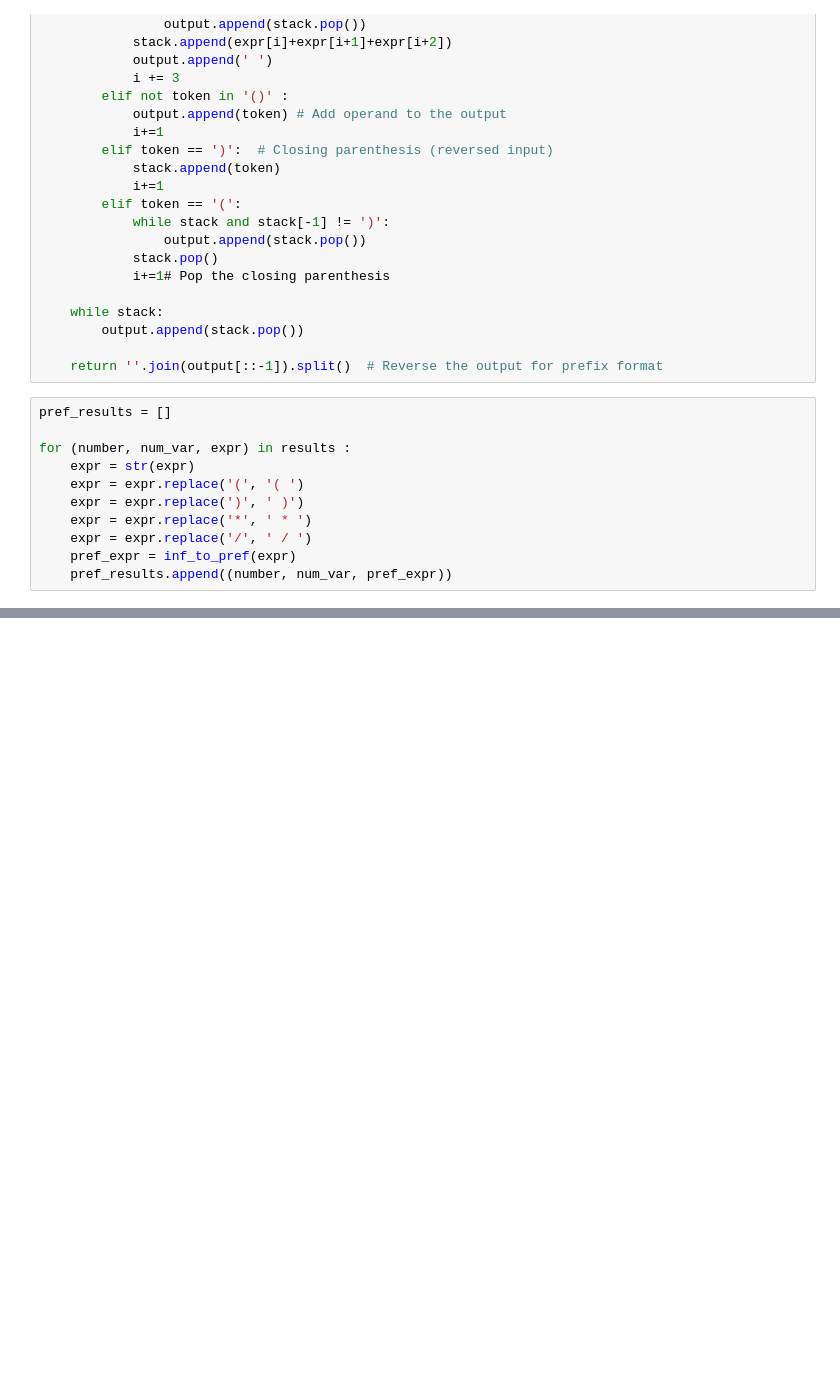
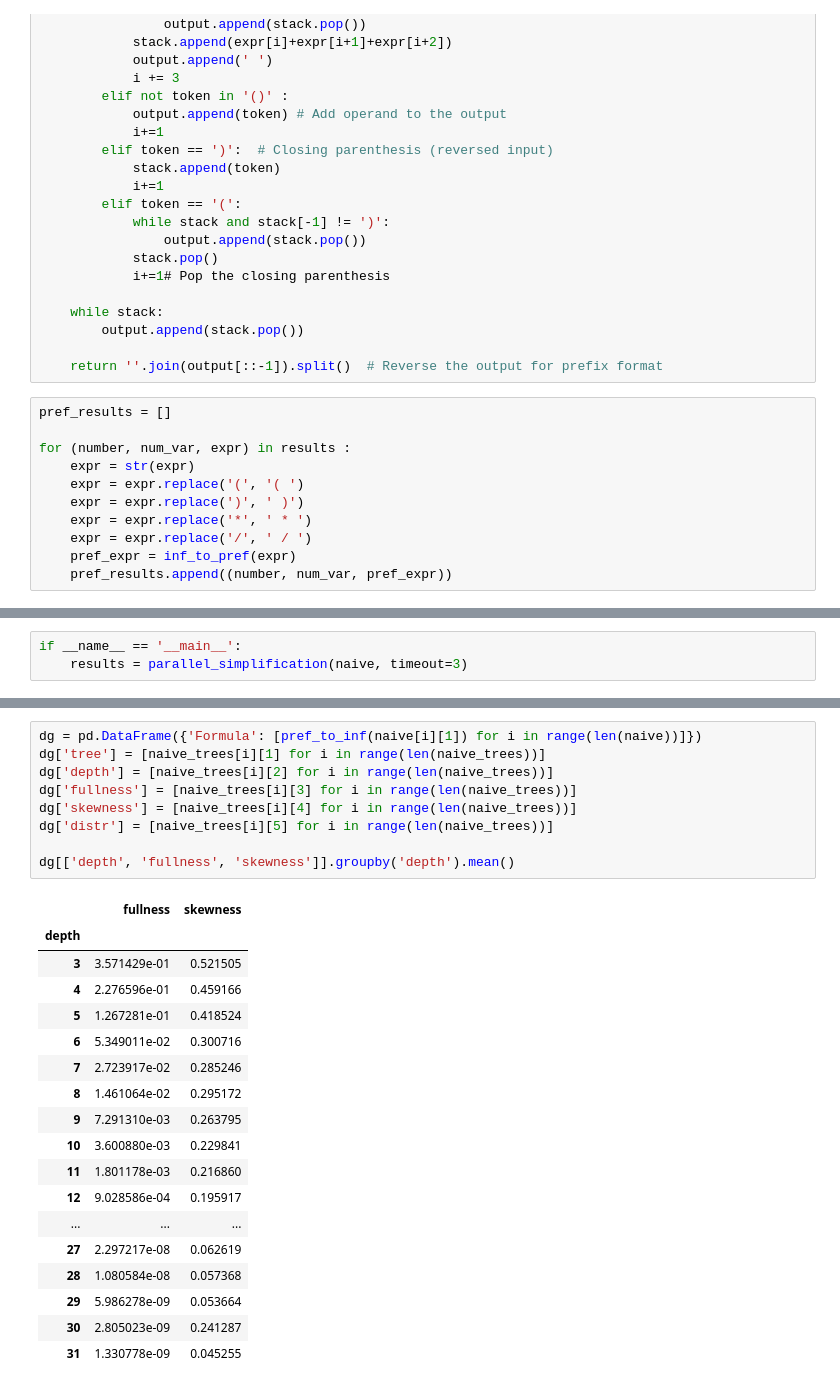
Before and after one commit to nbachelard/Symbolic_regression, a Jupyter notebook: py/dataset/statistics/statistics.ipynb, the cells around one changed output, grey strips where cells are left out. Saved outputs shown, nothing was run; the diff lists cells and outputs as text; blank space fills up the shorter version.

```diff
--- a/py/dataset/statistics/statistics.ipynb
+++ b/py/dataset/statistics/statistics.ipynb
@@ -155,0 +537,3 @@ results[0], pref_results[0]
+# %%
+if __name__ == '__main__':
+    results = parallel_simplification(naive, timeout=3)
@@ -155,0 +666,28 @@ results[0], pref_results[0]
+# %%
+dg = pd.DataFrame({'Formula': [pref_to_inf(naive[i][1]) for i in range(len(naive))]})
+dg['tree'] = [naive_trees[i][1] for i in range(len(naive_trees))]
+dg['depth'] = [naive_trees[i][2] for i in range(len(naive_trees))]
+dg['fullness'] = [naive_trees[i][3] for i in range(len(naive_trees))]
+dg['skewness'] = [naive_trees[i][4] for i in range(len(naive_trees))]
+dg['distr'] = [naive_trees[i][5] for i in range(len(naive_trees))]
+
+dg[['depth', 'fullness', 'skewness']].groupby('depth').mean()
+# %% [output]
+|  | fullness | skewness |
+| depth |  |  |
+| 3 | 3.571429e-01 | 0.521505 |
+| 4 | 2.276596e-01 | 0.459166 |
+| 5 | 1.267281e-01 | 0.418524 |
+| 6 | 5.349011e-02 | 0.300716 |
+| 7 | 2.723917e-02 | 0.285246 |
+| 8 | 1.461064e-02 | 0.295172 |
+| 9 | 7.291310e-03 | 0.263795 |
+| 10 | 3.600880e-03 | 0.229841 |
+| 11 | 1.801178e-03 | 0.216860 |
+| 12 | 9.028586e-04 | 0.195917 |
+| ... | ... | ... |
+| 27 | 2.297217e-08 | 0.062619 |
+| 28 | 1.080584e-08 | 0.057368 |
+| 29 | 5.986278e-09 | 0.053664 |
+| 30 | 2.805023e-09 | 0.241287 |
+| 31 | 1.330778e-09 | 0.045255 |
```
Also changed, not shown: parts of 50 cells of this notebook, 1 other file.
